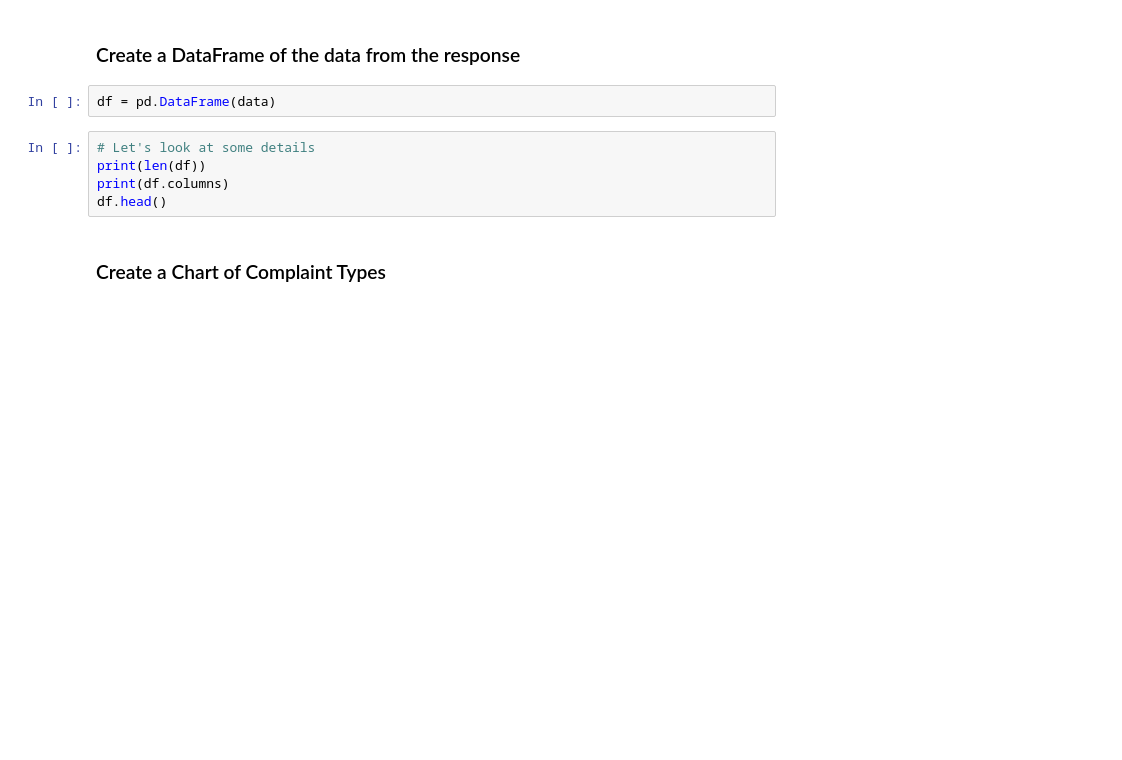
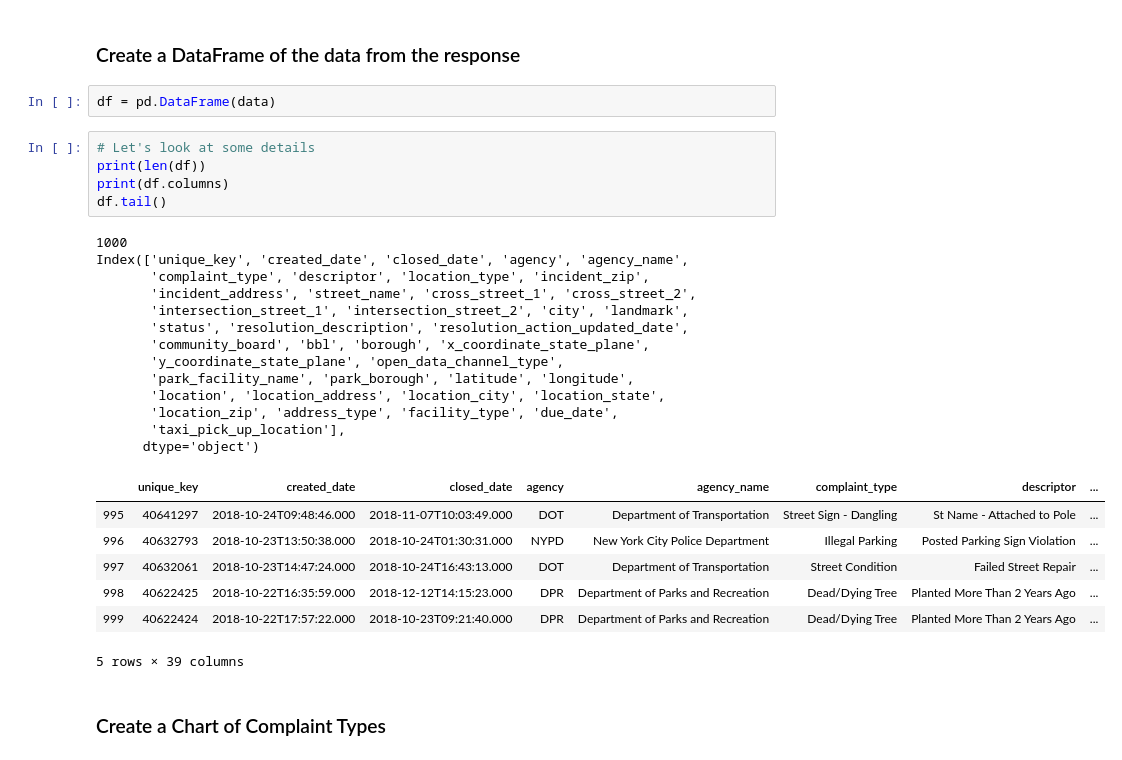
Before and after one commit to akhoso/Breakout-Session_API-Practice_HTX-DS-021720, a Jupyter notebook: api_notebook.ipynb, the cells around one changed output. Cells and saved outputs as stored; diff of their text form; blank space fills up the shorter version.

```diff
--- a/api_notebook.ipynb
+++ b/api_notebook.ipynb
@@ -174,8 +263,29 @@ df = pd.DataFrame(data)
 # %%
 # Let's look at some details
 print(len(df))
 print(df.columns)
-df.head()
+df.tail()
+# %% [output]
+1000
+Index(['unique_key', 'created_date', 'closed_date', 'agency', 'agency_name',
+       'complaint_type', 'descriptor', 'location_type', 'incident_zip',
+       'incident_address', 'street_name', 'cross_street_1', 'cross_street_2',
+       'intersection_street_1', 'intersection_street_2', 'city', 'landmark',
+       'status', 'resolution_description', 'resolution_action_updated_date',
+       'community_board', 'bbl', 'borough', 'x_coordinate_state_plane',
+       'y_coordinate_state_plane', 'open_data_channel_type',
+       'park_facility_name', 'park_borough', 'latitude', 'longitude',
+       'location', 'location_address', 'location_city', 'location_state',
+       'location_zip', 'address_type', 'facility_type', 'due_date',
+       'taxi_pick_up_location'],
+      dtype='object')
+|  | unique_key | created_date | closed_date | agency | agency_name | complaint_type | descriptor | ... |
+| 995 | 40641297 | 2018-10-24T09:48:46.000 | 2018-11-07T10:03:49.000 | DOT | Department of Transportation | Street Sign - Dangling | St Name - Attached to Pole | ... |
+| 996 | 40632793 | 2018-10-23T13:50:38.000 | 2018-10-24T01:30:31.000 | NYPD | New York City Police Department | Illegal Parking | Posted Parking Sign Violation | ... |
+| 997 | 40632061 | 2018-10-23T14:47:24.000 | 2018-10-24T16:43:13.000 | DOT | Department of Transportation | Street Condition | Failed Street Repair | ... |
+| 998 | 40622425 | 2018-10-22T16:35:59.000 | 2018-12-12T14:15:23.000 | DPR | Department of Parks and Recreation | Dead/Dying Tree | Planted More Than 2 Years Ago | ... |
+| 999 | 40622424 | 2018-10-22T17:57:22.000 | 2018-10-23T09:21:40.000 | DPR | Department of Parks and Recreation | Dead/Dying Tree | Planted More Than 2 Years Ago | ... |
+5 rows × 39 columns
 # %% [markdown]
 ### Create a Chart of Complaint Types
 # %%
```
Also changed, not shown: parts of 19 cells of this notebook.
